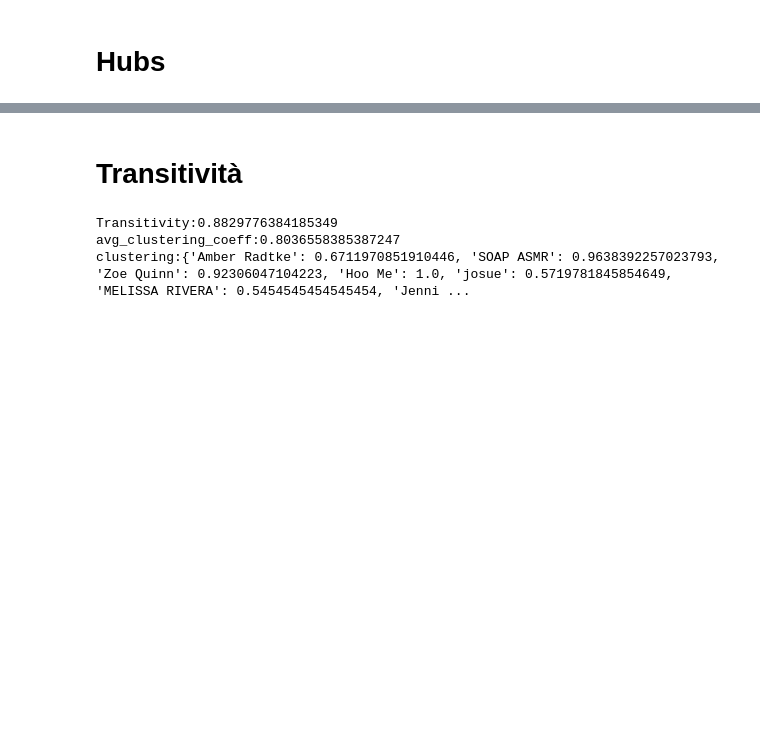
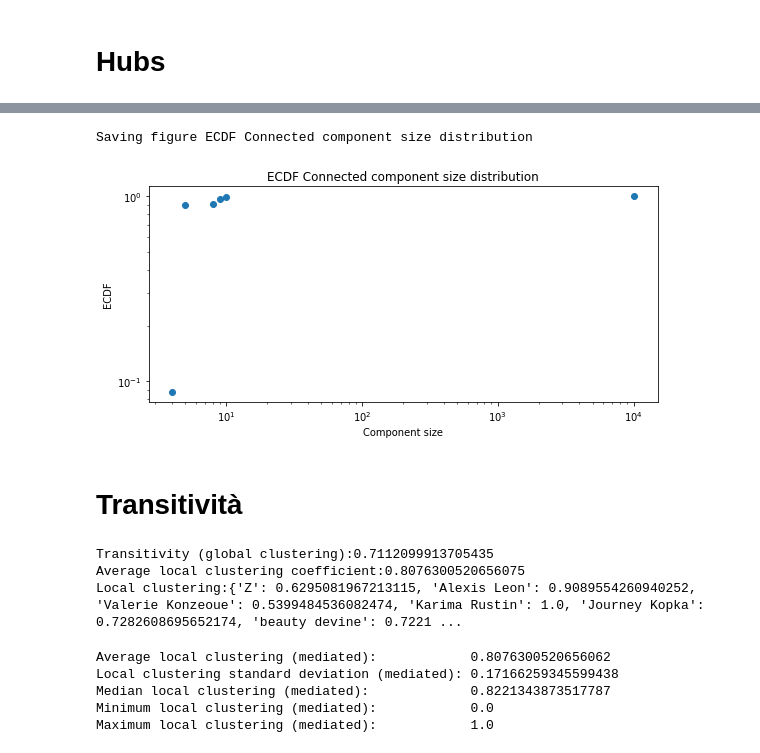
Before and after one commit to eliroc98/progetto_SMM, a Jupyter notebook: 7_network_analysis_classic.ipynb, the cells around one changed output, grey strips where cells are left out. Cells and saved outputs as stored; diff of their text form; code cells hidden in the pictures; blank space fills up the shorter version.

```diff
--- a/7_network_analysis_classic.ipynb
+++ b/7_network_analysis_classic.ipynb
@@ -228,3 +293,18 @@ np.save('analysis/hubs.npy',hub_nodi)
+# %%
+ecdf = ECDF([len(c) for c in connected_components])
+x = np.unique([len(c) for c in connected_components])
+y = ecdf(x)
+fig_ecdf = plt.figure(figsize=(8,4))
+axes = fig_ecdf.gca()
+axes.loglog(x,y,marker = 'o', ms = 6, linestyle='None')
+axes.set_xlabel('Component size')
+axes.set_ylabel('ECDF')
+plt.title('ECDF Connected component size distribution')
+
+save_fig('ECDF Connected component size distribution')
+# %% [output]
+Saving figure ECDF Connected component size distribution
+[figure, added]
 # %% [markdown]
 # Transitività
 # %%
@@ -236,8 +319,8 @@ clustering=nx.clustering(first_graph)
 # %%
-print('Transitivity:{}'.format(transitivity))
-print('avg_clustering_coeff:{}'.format(avg_clustering_coeff))
-print('clustering:{}'.format(clustering))
+print('Transitivity (global clustering):{}'.format(transitivity))
+print('Average local clustering coefficient:{}'.format(avg_clustering_coeff))
+print('Local clustering:{}'.format(clustering))
 # %% [output]
-Transitivity:0.8829776384185349
-avg_clustering_coeff:0.8036558385387247
-clustering:{'Amber Radtke': 0.6711970851910446, 'SOAP ASMR': 0.9638392257023793, 'Zoe Quinn': 0.92306047104223, 'Hoo Me': 1.0, 'josue': 0.5719781845854649, 'MELISSA RIVERA': 0.5454545454545454, 'Jenni ...
+Transitivity (global clustering):0.7112099913705435
+Average local clustering coefficient:0.8076300520656075
+Local clustering:{'Z': 0.6295081967213115, 'Alexis Leon': 0.9089554260940252, 'Valerie Konzeoue': 0.5399484536082474, 'Karima Rustin': 1.0, 'Journey Kopka': 0.7282608695652174, 'beauty devine': 0.7221 ...
@@ -260,0 +327,22 @@ np.save('analysis/clustering.npy',clustering)
+# %%
+local_clustering_dev_std = np.std(list(clustering.values()))
+local_clustering_min = np.min(list(clustering.values()))
+local_clustering_max = np.max(list(clustering.values()))
+local_clustering_mean = np.mean(list(clustering.values()))
+local_clustering_median = np.median(list(clustering.values()))
+df_metrics_values_rows.append(("Average local clustering (mediated)",local_clustering_mean))
+df_metrics_values_rows.append(("Local clustering standard deviation (mediated)",local_clustering_dev_std))
+df_metrics_values_rows.append(("Median local clustering (mediated)",local_clustering_median))
+df_metrics_values_rows.append(("Minimum local clustering (mediated)",local_clustering_min))
+df_metrics_values_rows.append(("Maximum local clustering (mediated)",local_clustering_max))
+print("Average local clustering (mediated):\t\t{}".format(local_clustering_mean))
+print('Local clustering standard deviation (mediated):\t{}'.format(local_clustering_dev_std))
+print('Median local clustering (mediated):\t\t{}'.format(local_clustering_median))
+print('Minimum local clustering (mediated):\t\t{}'.format(local_clustering_min))
+print('Maximum local clustering (mediated):\t\t{}'.format(local_clustering_max))
+# %% [output]
+Average local clustering (mediated):            0.8076300520656062
+Local clustering standard deviation (mediated): 0.17166259345599438
+Median local clustering (mediated):             0.8221343873517787
+Minimum local clustering (mediated):            0.0
+Maximum local clustering (mediated):            1.0
```
Also changed, not shown: parts of 39 cells of this notebook, 14 other files.
